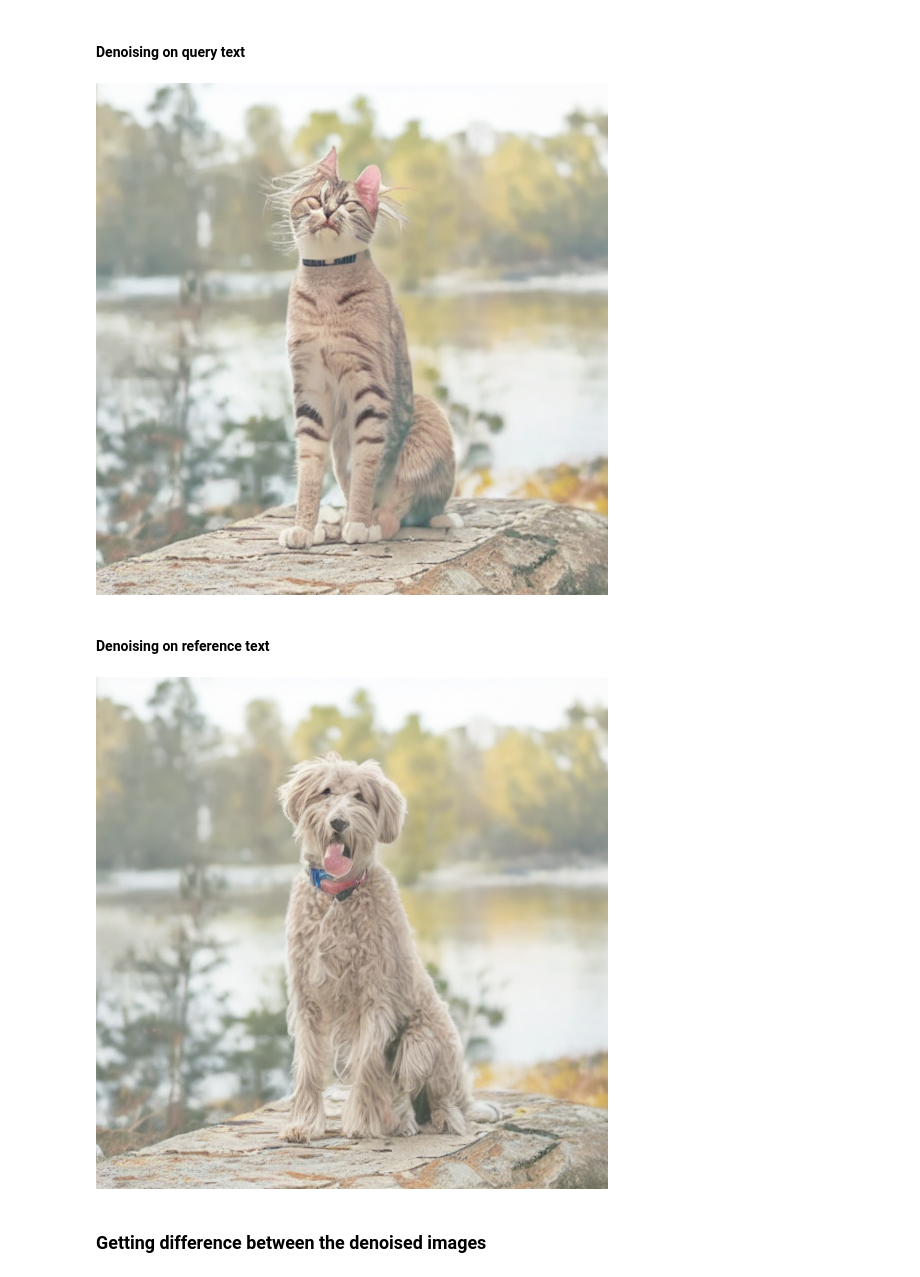
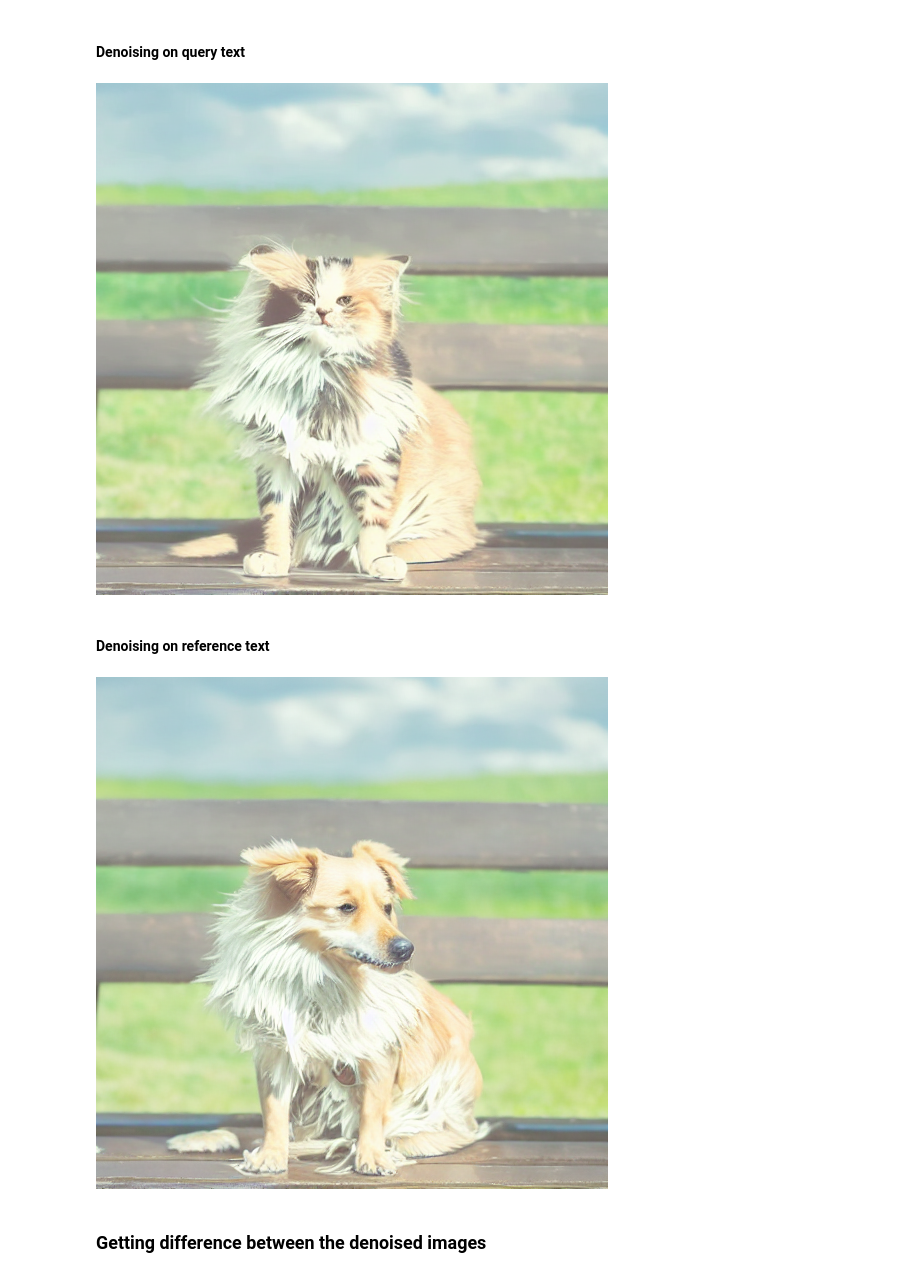
Before and after one commit to daspartho/DiffEdit, a Jupyter notebook: DiffEdit.ipynb, the cells around one changed output. Drawn from its saved outputs; the diff is of its cells as text; code cells hidden in the pictures.

```diff
--- a/DiffEdit.ipynb
+++ b/DiffEdit.ipynb
@@ -81,17 +89,9 @@ scheduler = DDIMScheduler(
 # %%
-def encode(img):
-    with torch.no_grad():
-        latent = vae.encode(tfms.ToTensor()(img).unsqueeze(0).to("cuda").half())
-        latent = 0.18215 * latent.latent_dist.sample()
-    return latent
-
-def decode(latent):
-    with torch.no_grad():
-        img = vae.decode(latent).sample
+def show_img(img):
     img = (img / 2 + 0.5).clamp(0, 1)
     img = img.detach().cpu().permute(0, 2, 3, 1).numpy()
     img = (img * 255).round().astype("uint8")
-    return Image.fromarray(img[0])
+    display.display(Image.fromarray(img[0]))
 # %% [markdown]
 #### Funtion to convert prompt into text embeddings
 # %%
@@ -172,7 +172,10 @@ def denoise(
 
             latents = scheduler.step(pred, t, latents).prev_sample
 
-    return (1 / 0.18215) * latents
+    latents = (1 / 0.18215) * latents
+    with torch.no_grad():
+        img = vae.decode(latents).sample
+    return img
 # %% [markdown]
 ### Get the input image
 # %%
@@ -189,23 +192,21 @@ display.display(img)
 # %% [markdown]
 ### Denoising input image
 # %%
-ref = "a sitting dog"
-query = "a sitting cat"
+ref = "a dog sitting on a bench"
+query = "a cat sitting on a bench"
 # %% [markdown]
 #### Denoising on query text
 # %%
-query_latents = denoise(query,img)
-query_img = decode(query_latents)
-display.display(query_img)
+query_img = denoise(query,img)
+show_img(query_img)
 # %% [output]
-[figure, old version]
+[figure, new version]
 # %% [markdown]
 #### Denoising on reference text
 # %%
-ref_latents = denoise(ref, img)
-ref_img = decode(ref_latents)
-display.display(ref_img)
+ref_img = denoise(ref, img)
+show_img(ref_img)
 # %% [output]
-[figure, old version]
+[figure, new version]
 # %% [markdown]
 ### Getting difference between the denoised images
```
Also changed, not shown: parts of 20 cells of this notebook.
